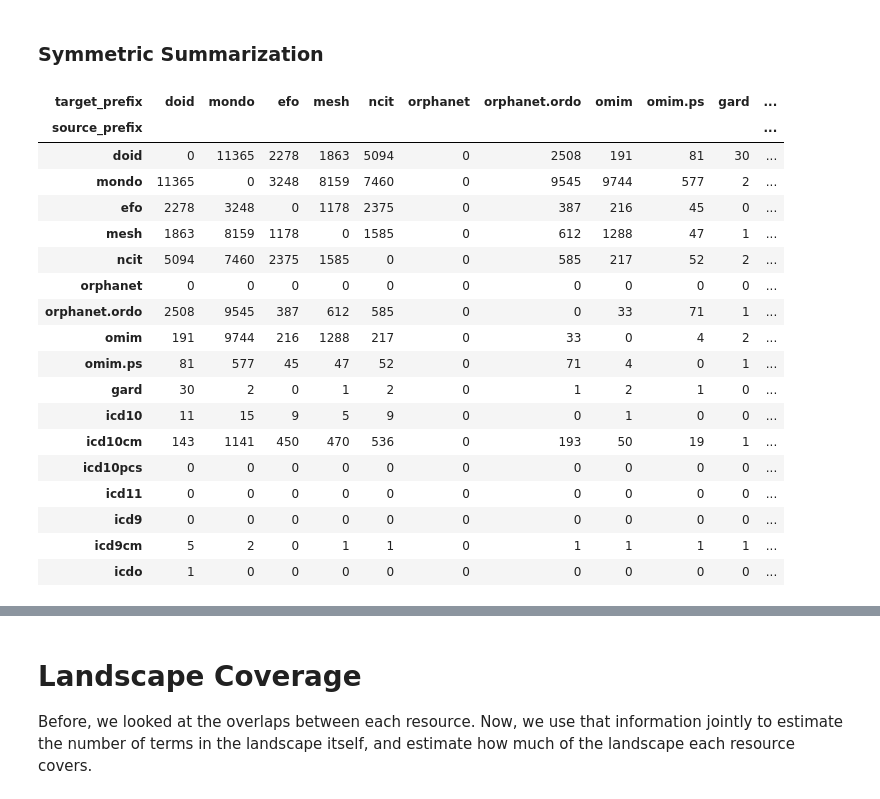
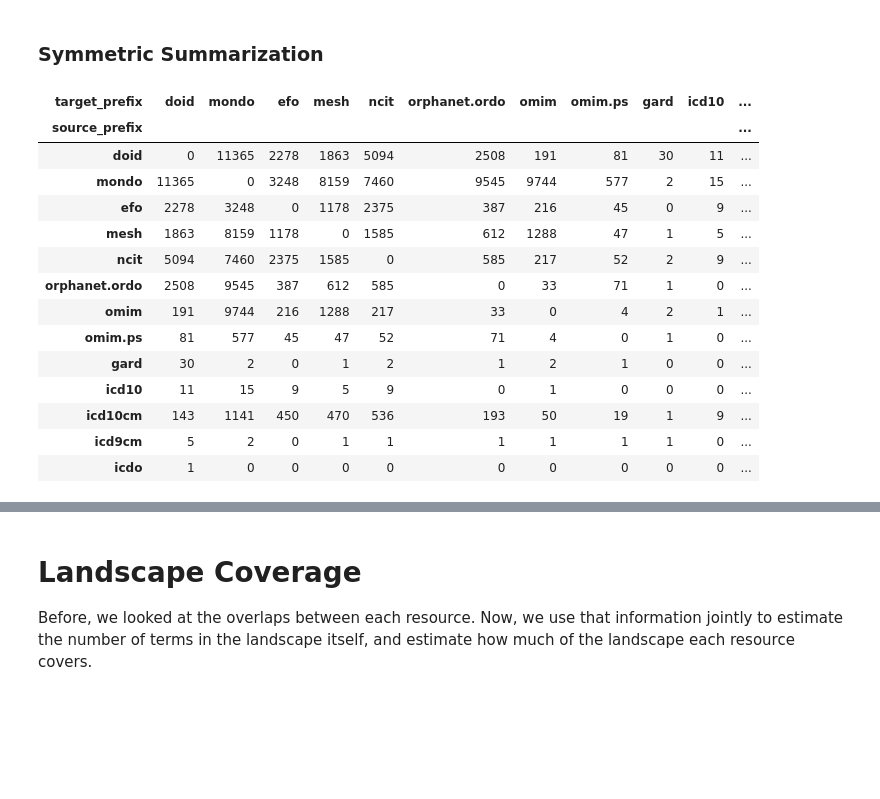
Before and after one commit to biopragmatics/semra, a Jupyter notebook: scripts/Disease Landscape Comparison.ipynb, the cells around one changed output, grey strips where cells are left out. Saved outputs shown, nothing was run; the diff lists cells and outputs as text; code cells hidden in the pictures; blank space fills up the shorter version.

```diff
--- a/scripts/Disease Landscape Comparison.ipynb
+++ b/scripts/Disease Landscape Comparison.ipynb
@@ -132,10 +92,5 @@ index = get_index(mappings, progress=False)
 # %%
-directed = defaultdict(set)
-for s, p, o in index:
-    if p != semra.EXACT_MATCH:
-        continue
-    directed[s.prefix, o.prefix].add(s.identifier)
-    directed[o.prefix, s.prefix].add(o.identifier)
+directed = get_directed_index(mappings)
 # %% [markdown]
 ### Asymmetric Summarization
 
@@ -250,32 +155,29 @@ SVG(_graph_svg(asymmetric, fmt=".1%"))
 # %%
 symmetric_counts = {}
 for l, r in directed:
     left = directed[l, r]
     if left_terms := terms.get(l, []):
         left.intersection_update(left_terms)
     right = directed[r, l]
     if right_terms := terms.get(r, []):
         right.intersection_update(right_terms)
     symmetric_counts[l, r] = max(len(left), len(right))
-_df(symmetric_counts, default=0).fillna(0).astype(int)
+
+counter_to_df(symmetric_counts, priority=CONFIGURATION.priority, default=0).fillna(0).astype(int)
 # %% [output]
-| target_prefix | doid | mondo | efo | mesh | ncit | orphanet | orphanet.ordo | omim | omim.ps | gard | ... |
+| target_prefix | doid | mondo | efo | mesh | ncit | orphanet.ordo | omim | omim.ps | gard | icd10 | ... |
 | source_prefix |  |  |  |  |  |  |  |  |  |  | ... |
-| doid | 0 | 11365 | 2278 | 1863 | 5094 | 0 | 2508 | 191 | 81 | 30 | ... |
-| mondo | 11365 | 0 | 3248 | 8159 | 7460 | 0 | 9545 | 9744 | 577 | 2 | ... |
-| efo | 2278 | 3248 | 0 | 1178 | 2375 | 0 | 387 | 216 | 45 | 0 | ... |
-| mesh | 1863 | 8159 | 1178 | 0 | 1585 | 0 | 612 | 1288 | 47 | 1 | ... |
-| ncit | 5094 | 7460 | 2375 | 1585 | 0 | 0 | 585 | 217 | 52 | 2 | ... |
-| orphanet | 0 | 0 | 0 | 0 | 0 | 0 | 0 | 0 | 0 | 0 | ... |
-| orphanet.ordo | 2508 | 9545 | 387 | 612 | 585 | 0 | 0 | 33 | 71 | 1 | ... |
-| omim | 191 | 9744 | 216 | 1288 | 217 | 0 | 33 | 0 | 4 | 2 | ... |
-| omim.ps | 81 | 577 | 45 | 47 | 52 | 0 | 71 | 4 | 0 | 1 | ... |
-| gard | 30 | 2 | 0 | 1 | 2 | 0 | 1 | 2 | 1 | 0 | ... |
-| icd10 | 11 | 15 | 9 | 5 | 9 | 0 | 0 | 1 | 0 | 0 | ... |
-| icd10cm | 143 | 1141 | 450 | 470 | 536 | 0 | 193 | 50 | 19 | 1 | ... |
-| icd10pcs | 0 | 0 | 0 | 0 | 0 | 0 | 0 | 0 | 0 | 0 | ... |
-| icd11 | 0 | 0 | 0 | 0 | 0 | 0 | 0 | 0 | 0 | 0 | ... |
-| icd9 | 0 | 0 | 0 | 0 | 0 | 0 | 0 | 0 | 0 | 0 | ... |
-| icd9cm | 5 | 2 | 0 | 1 | 1 | 0 | 1 | 1 | 1 | 1 | ... |
+| doid | 0 | 11365 | 2278 | 1863 | 5094 | 2508 | 191 | 81 | 30 | 11 | ... |
+| mondo | 11365 | 0 | 3248 | 8159 | 7460 | 9545 | 9744 | 577 | 2 | 15 | ... |
+| efo | 2278 | 3248 | 0 | 1178 | 2375 | 387 | 216 | 45 | 0 | 9 | ... |
+| mesh | 1863 | 8159 | 1178 | 0 | 1585 | 612 | 1288 | 47 | 1 | 5 | ... |
+| ncit | 5094 | 7460 | 2375 | 1585 | 0 | 585 | 217 | 52 | 2 | 9 | ... |
+| orphanet.ordo | 2508 | 9545 | 387 | 612 | 585 | 0 | 33 | 71 | 1 | 0 | ... |
+| omim | 191 | 9744 | 216 | 1288 | 217 | 33 | 0 | 4 | 2 | 1 | ... |
+| omim.ps | 81 | 577 | 45 | 47 | 52 | 71 | 4 | 0 | 1 | 0 | ... |
+| gard | 30 | 2 | 0 | 1 | 2 | 1 | 2 | 1 | 0 | 0 | ... |
+| icd10 | 11 | 15 | 9 | 5 | 9 | 0 | 1 | 0 | 0 | 0 | ... |
+| icd10cm | 143 | 1141 | 450 | 470 | 536 | 193 | 50 | 19 | 1 | 9 | ... |
+| icd9cm | 5 | 2 | 0 | 1 | 1 | 1 | 1 | 1 | 1 | 0 | ... |
 | icdo | 1 | 0 | 0 | 0 | 0 | 0 | 0 | 0 | 0 | 0 | ... |
 # %%
```
Also changed, not shown: parts of 16 cells of this notebook, 5 other files.
